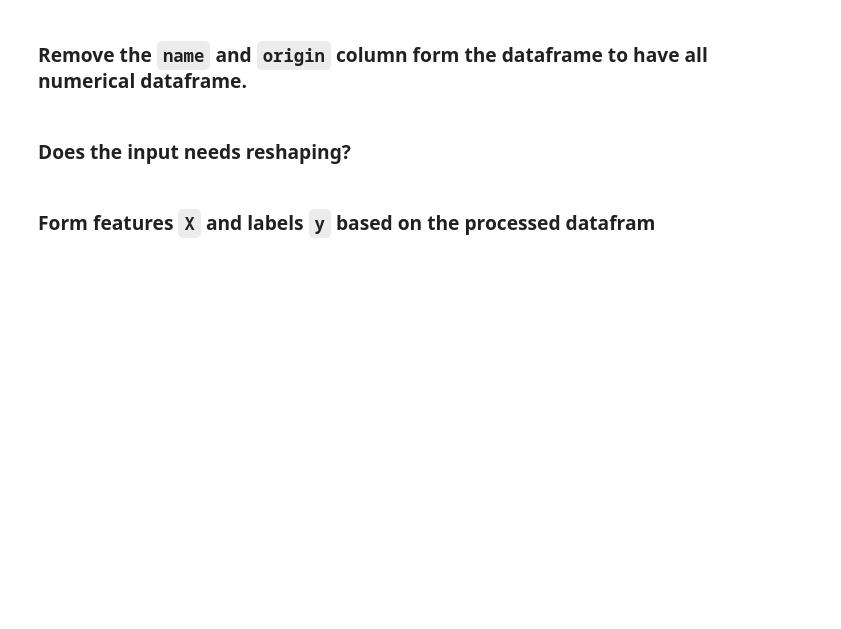
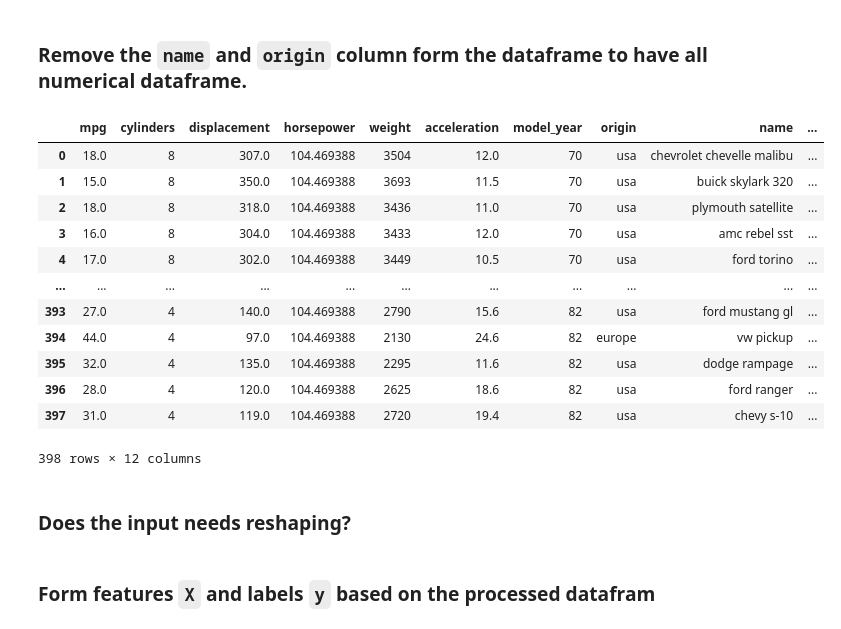
Before and after one commit to whatnirja/PyML2026, a Jupyter notebook: Lab_Week04/LabWeek4.ipynb, the cells around one changed output. Saved outputs shown, nothing was run; the diff lists cells and outputs as text; code cells hidden in the pictures; blank space fills up the shorter version.

```diff
--- a/Lab_Week04/LabWeek4.ipynb
+++ b/Lab_Week04/LabWeek4.ipynb
@@ -73,0 +225,3 @@ Since the number of missing values is low, we can simply drop the rows containin
+# %%
+dummies = pd.get_dummies(df['origin'], dtype=float)
+dummies
@@ -75,6 +243,22 @@ Since the number of missing values is low, we can simply drop the rows containin
 ### Remove the `name` and `origin` column form the dataframe to have all numerical dataframe.
 # %%
 #your code here
+df_concat = pd.concat([df, dummies], axis=1)
+df_concat
+# %% [output]
+|  | mpg | cylinders | displacement | horsepower | weight | acceleration | model_year | origin | name | ... |
+| 0 | 18.0 | 8 | 307.0 | 104.469388 | 3504 | 12.0 | 70 | usa | chevrolet chevelle malibu | ... |
+| 1 | 15.0 | 8 | 350.0 | 104.469388 | 3693 | 11.5 | 70 | usa | buick skylark 320 | ... |
+| 2 | 18.0 | 8 | 318.0 | 104.469388 | 3436 | 11.0 | 70 | usa | plymouth satellite | ... |
+| 3 | 16.0 | 8 | 304.0 | 104.469388 | 3433 | 12.0 | 70 | usa | amc rebel sst | ... |
+| 4 | 17.0 | 8 | 302.0 | 104.469388 | 3449 | 10.5 | 70 | usa | ford torino | ... |
+| ... | ... | ... | ... | ... | ... | ... | ... | ... | ... | ... |
+| 393 | 27.0 | 4 | 140.0 | 104.469388 | 2790 | 15.6 | 82 | usa | ford mustang gl | ... |
+| 394 | 44.0 | 4 | 97.0 | 104.469388 | 2130 | 24.6 | 82 | europe | vw pickup | ... |
+| 395 | 32.0 | 4 | 135.0 | 104.469388 | 2295 | 11.6 | 82 | usa | dodge rampage | ... |
+| 396 | 28.0 | 4 | 120.0 | 104.469388 | 2625 | 18.6 | 82 | usa | ford ranger | ... |
+| 397 | 31.0 | 4 | 119.0 | 104.469388 | 2720 | 19.4 | 82 | usa | chevy s-10 | ... |
+398 rows × 12 columns
 # %% [markdown]
 ### Does the input needs reshaping?
 # %%
```
Also changed, not shown: parts of 18 cells of this notebook.
